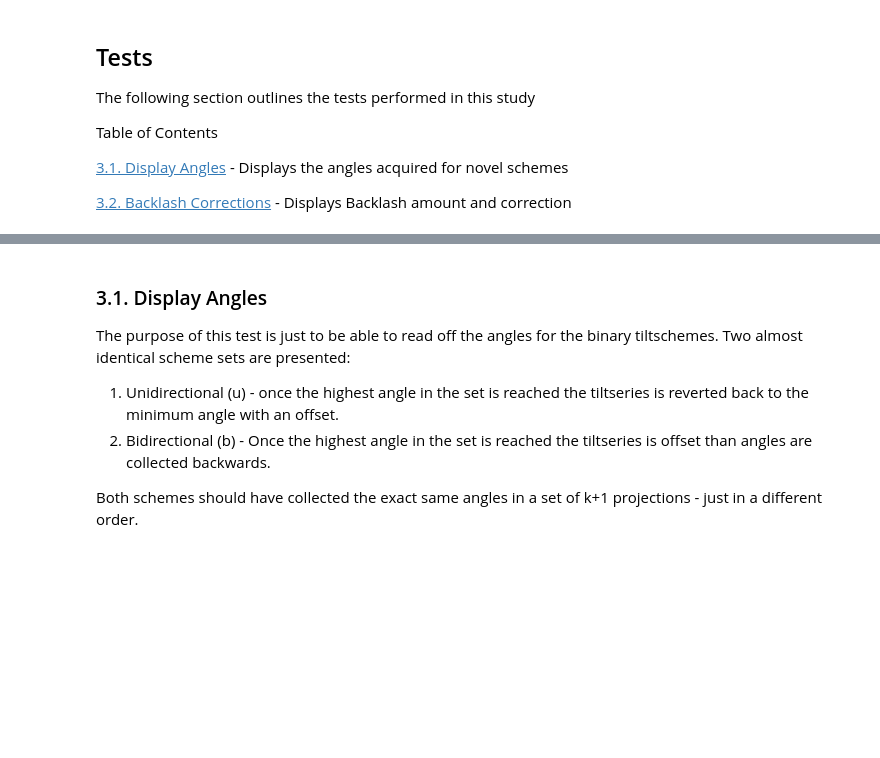
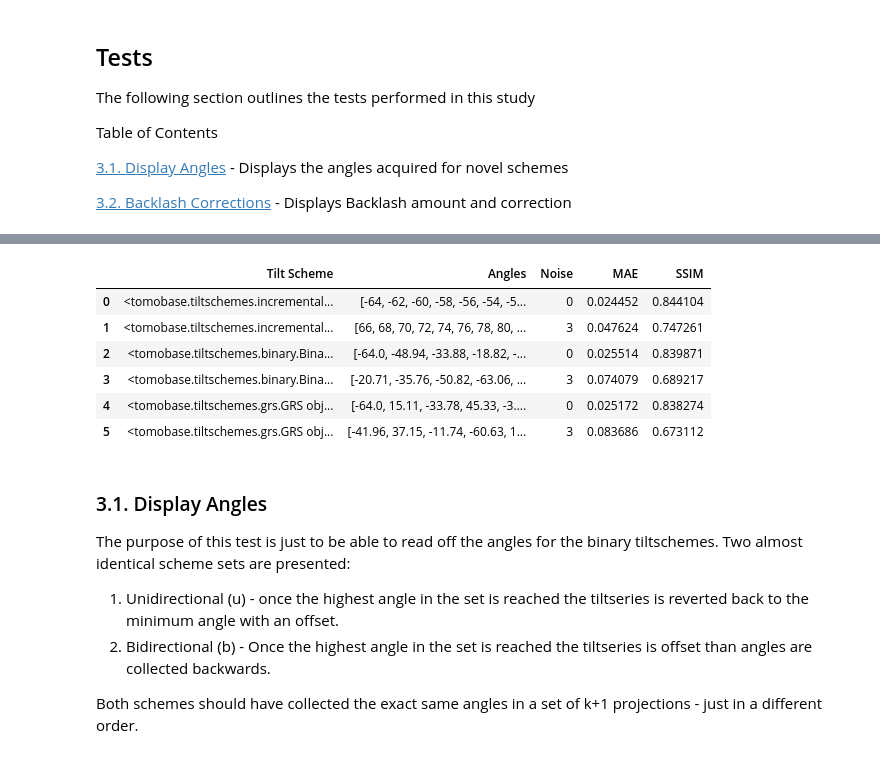
Before and after one commit to Tcraig088/tomobase, a Jupyter notebook: scripts/continuous_tomo.ipynb, the cells around one changed output, grey strips where cells are left out. Cells and saved outputs as stored; diff of their text form; code cells hidden in the pictures; blank space fills up the shorter version.

```diff
--- a/scripts/continuous_tomo.ipynb
+++ b/scripts/continuous_tomo.ipynb
@@ -92,6 +92,12 @@ def generate_schemes(scheme_selection=None):
                 angles.extend(grs_angles)
                 labels.extend(grs_labels)
     return schemes, angles, labels
+# %%
+def get_required_schemes():
+    schemes = [tomobase.tiltschemes.Incremental(-64, 64, 2),
+               tomobase.tiltschemes.Binary(-64, 64,k=8),
+               tomobase.tiltschemes.GRS(-64, 64,0)]
+    return schemes
 # %% [markdown]
 ## Tests
 The following section outlines the tests performed in this study
@@ -101,3 +107,26 @@ Table of Contents
 [3.1. Display Angles](#31-display-angles) - Displays the angles acquired for novel schemes
 
 [3.2. Backlash Corrections](#32-backlash) - Displays Backlash amount and correction
+# %%
+schemes = get_required_schemes()
+df = pd.DataFrame(columns=['Tilt Scheme', 'Angles','Noise', 'MAE', 'SSIM'])
+for scheme in schemes:
+    for noise in [0, 3]:
+        angles = np.array([scheme.get_angle() for i in range(65)])
+        sinogram = tomobase.processes.project(vol, angles)
+
+        if noise == 0:
+            sinogram_noisy = sinogram
+        else:
+            sinogram_noisy = tomobase.processes.alignments.add_noise(sinogram, noise)
+        rec = tomobase.processes.reconstruct_optomo(sinogram_noisy, 'sirt', iterations=100)
+
+        mae = np.mean(np.abs(vol.data - rec.data))
+        ssim = structural_similarity(vol.data, rec.data, data_range=1.0)
+        new_row = {'Tilt Scheme': scheme, 'Angles': len(angles), 'Noise': noise, 'MAE': mae, 'SSIM': ssim}
+        new_row_df = pd.DataFrame([new_row])
+
+        df = pd.concat([df, new_row_df], ignore_index=True)
+
+display(df)
+# %% [output]
@@ -104,3 +145,10 @@ Table of Contents
+|  | Tilt Scheme | Angles | Noise | MAE | SSIM |
+| 0 | <tomobase.tiltschemes.incremental... | [-64, -62, -60, -58, -56, -54, -5... | 0 | 0.024452 | 0.844104 |
+| 1 | <tomobase.tiltschemes.incremental... | [66, 68, 70, 72, 74, 76, 78, 80, ... | 3 | 0.047624 | 0.747261 |
+| 2 | <tomobase.tiltschemes.binary.Bina... | [-64.0, -48.94, -33.88, -18.82, -... | 0 | 0.025514 | 0.839871 |
+| 3 | <tomobase.tiltschemes.binary.Bina... | [-20.71, -35.76, -50.82, -63.06, ... | 3 | 0.074079 | 0.689217 |
+| 4 | <tomobase.tiltschemes.grs.GRS obj... | [-64.0, 15.11, -33.78, 45.33, -3.... | 0 | 0.025172 | 0.838274 |
+| 5 | <tomobase.tiltschemes.grs.GRS obj... | [-41.96, 37.15, -11.74, -60.63, 1... | 3 | 0.083686 | 0.673112 |
 # %% [markdown]
 ### 3.1. Display Angles
 The purpose of this test is just to be able to read off the angles for the binary tiltschemes. Two almost identical scheme sets are presented:
```
Also changed, not shown: parts of 5 cells of this notebook, 2 other files.
